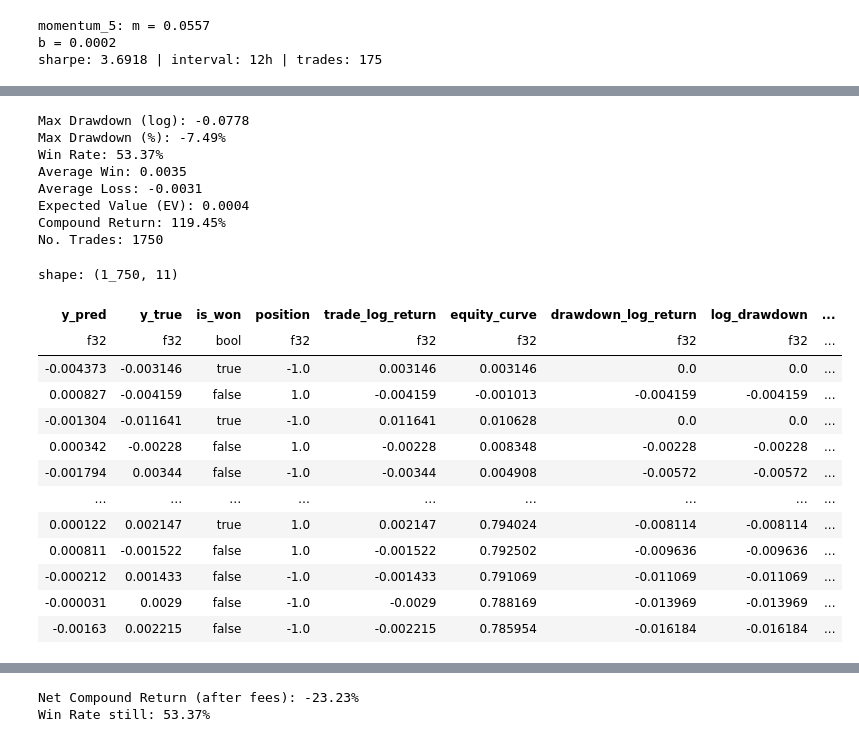
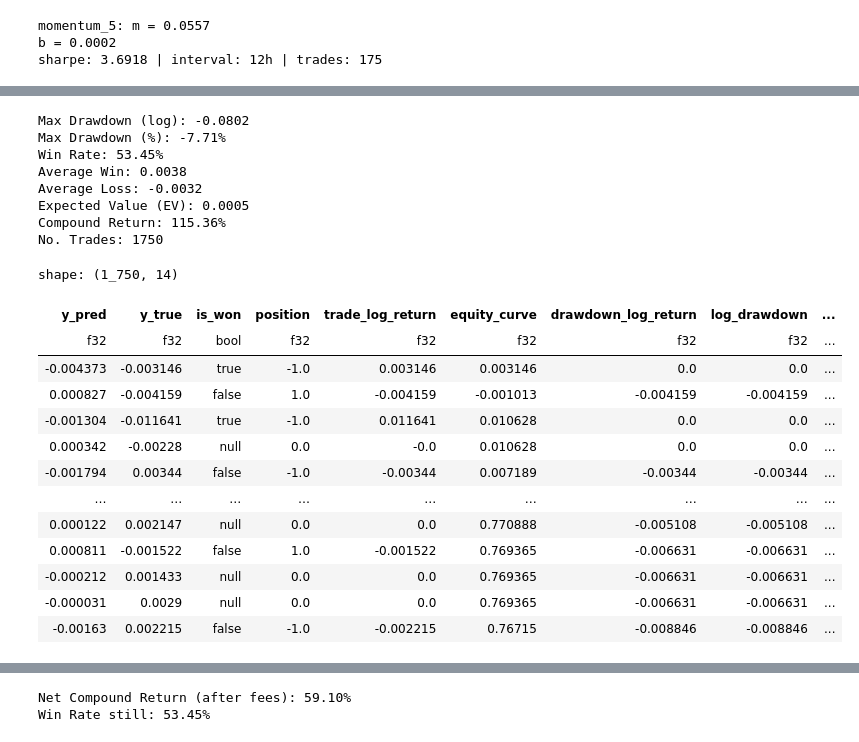
Before and after one commit to nickderaj/quant-trading-labs, a Jupyter notebook: src/research/2_trend_following_single_asset_ML.ipynb, the cells around one changed output, grey strips where cells are left out. Drawn from its saved outputs; the diff is of its cells as text; code cells hidden in the pictures.

```diff
--- a/src/research/2_trend_following_single_asset_ML.ipynb
+++ b/src/research/2_trend_following_single_asset_ML.ipynb
@@ -213,9 +213,19 @@ for w in momentum_windows:
     )
 best_ts = best_ts.drop_nulls()
 
+# 0.0006 matches the round-trip taker fee used in the fees section below - no
+# point trading on a predicted edge smaller than what it costs to trade it
+edge_threshold = 0.0006
+
 model = LinearModel(len(best_features))
 model_trades = research.learn_model_trades(
-    best_ts, best_features, target, model, test_size=best_test_size, loss=best_loss
+    best_ts,
+    best_features,
+    target,
+    model,
+    test_size=best_test_size,
+    loss=best_loss,
+    threshold=edge_threshold,
 )
 model_trades
 # %% [output]
@@ -351,45 +362,36 @@ print(f"No. Trades: {len(model_trades)}")
 
 # E(V) basically goes to 0 even with 53% win rate
 # %% [output]
-Max Drawdown (log): -0.0778
-Max Drawdown (%): -7.49%
-Win Rate: 53.37%
-Average Win: 0.0035
-Average Loss: -0.0031
-Expected Value (EV): 0.0004
-Compound Return: 119.45%
+Max Drawdown (log): -0.0802
+Max Drawdown (%): -7.71%
+Win Rate: 53.45%
+Average Win: 0.0038
+Average Loss: -0.0032
+Expected Value (EV): 0.0005
+Compound Return: 115.36%
 No. Trades: 1750
 # %%
 # Fees: same VIP-4 Binance assumption as the mean reversion notebook
 
 # e.g. VIP 4 level on binance
 maker_fee = 0.0001
 taker_fee = 0.0003
 
-roundtrip_fee_log = np.log(1 - 2 * taker_fee)
-
-model_trades = model_trades.with_columns(pl.lit(roundtrip_fee_log).alias("tx_fee_log"))
-model_trades = model_trades.with_columns(
-    (pl.col("trade_log_return") + pl.col("tx_fee_log")).alias("trade_log_return_net")
-)
-model_trades = model_trades.with_columns(
-    pl.col("trade_log_return_net").cum_sum().alias("equity_curve_net")
-)
-
-model_trades
+model_trades = research.add_tx_fees_log(model_trades, maker_fee, taker_fee)
+model_trades  # net return using realistic, turnover-based fees
 # %% [output]
-shape: (1_750, 11)
+shape: (1_750, 14)
 | y_pred | y_true | is_won | position | trade_log_return | equity_curve | drawdown_log_return | log_drawdown | ... |
 | f32 | f32 | bool | f32 | f32 | f32 | f32 | f32 | ... |
 | -0.004373 | -0.003146 | true | -1.0 | 0.003146 | 0.003146 | 0.0 | 0.0 | ... |
 | 0.000827 | -0.004159 | false | 1.0 | -0.004159 | -0.001013 | -0.004159 | -0.004159 | ... |
 | -0.001304 | -0.011641 | true | -1.0 | 0.011641 | 0.010628 | 0.0 | 0.0 | ... |
-| 0.000342 | -0.00228 | false | 1.0 | -0.00228 | 0.008348 | -0.00228 | -0.00228 | ... |
-| -0.001794 | 0.00344 | false | -1.0 | -0.00344 | 0.004908 | -0.00572 | -0.00572 | ... |
+| 0.000342 | -0.00228 | null | 0.0 | -0.0 | 0.010628 | 0.0 | 0.0 | ... |
+| -0.001794 | 0.00344 | false | -1.0 | -0.00344 | 0.007189 | -0.00344 | -0.00344 | ... |
 | … | … | … | … | … | … | … | … | ... |
-| 0.000122 | 0.002147 | true | 1.0 | 0.002147 | 0.794024 | -0.008114 | -0.008114 | ... |
-| 0.000811 | -0.001522 | false | 1.0 | -0.001522 | 0.792502 | -0.009636 | -0.009636 | ... |
-| -0.000212 | 0.001433 | false | -1.0 | -0.001433 | 0.791069 | -0.011069 | -0.011069 | ... |
-| -0.000031 | 0.0029 | false | -1.0 | -0.0029 | 0.788169 | -0.013969 | -0.013969 | ... |
-| -0.00163 | 0.002215 | false | -1.0 | -0.002215 | 0.785954 | -0.016184 | -0.016184 | ... |
+| 0.000122 | 0.002147 | null | 0.0 | 0.0 | 0.770888 | -0.005108 | -0.005108 | ... |
+| 0.000811 | -0.001522 | false | 1.0 | -0.001522 | 0.769365 | -0.006631 | -0.006631 | ... |
+| -0.000212 | 0.001433 | null | 0.0 | 0.0 | 0.769365 | -0.006631 | -0.006631 | ... |
+| -0.000031 | 0.0029 | null | 0.0 | 0.0 | 0.769365 | -0.006631 | -0.006631 | ... |
+| -0.00163 | 0.002215 | false | -1.0 | -0.002215 | 0.76715 | -0.008846 | -0.008846 | ... |
 # %%
@@ -397,7 +399,7 @@ research.plot_line(model_trades, "equity_curve_net")
 # %% [output]
 [interactive output not drawn]
 # %%
-net_total_log_return = model_trades["trade_log_return_net"].sum()
+net_total_log_return = model_trades["trade_log_return_net_taker"].sum()
 assert isinstance(net_total_log_return, (int, float))
 print(f"Net Compound Return (after fees): {np.exp(net_total_log_return) - 1:.2%}")
 print(f"Win Rate still: {model_trades['is_won'].mean():.2%}")
@@ -408,5 +410,5 @@ print(f"Win Rate still: {model_trades['is_won'].mean():.2%}")
 # significance test, one chronological split. Treat it as a demonstration of how
 # easy it is to p-hack a backtest, not as a strategy to trade.
 # %% [output]
-Net Compound Return (after fees): -23.23%
-Win Rate still: 53.37%
+Net Compound Return (after fees): 59.10%
+Win Rate still: 53.45%
```
Also changed, not shown: parts of 4 cells of this notebook, 3 other files.
